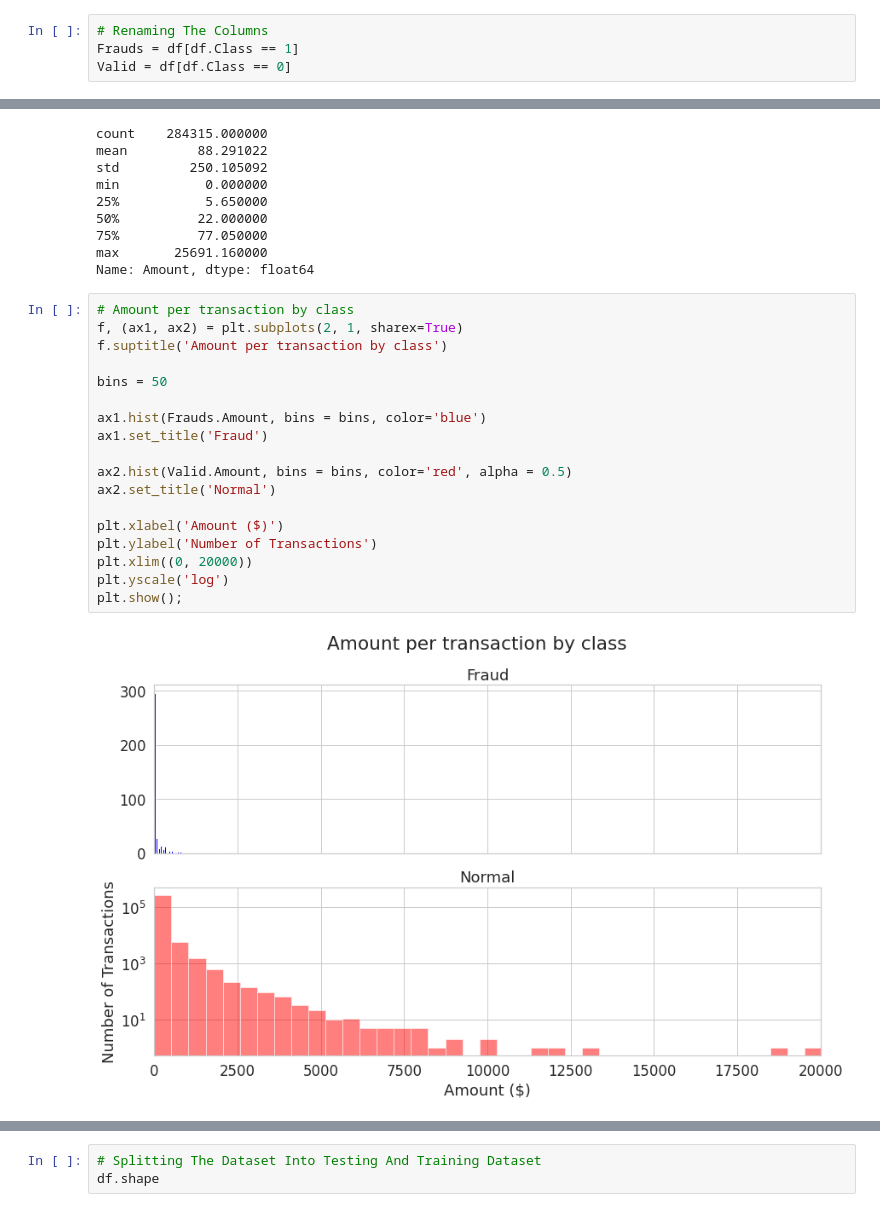
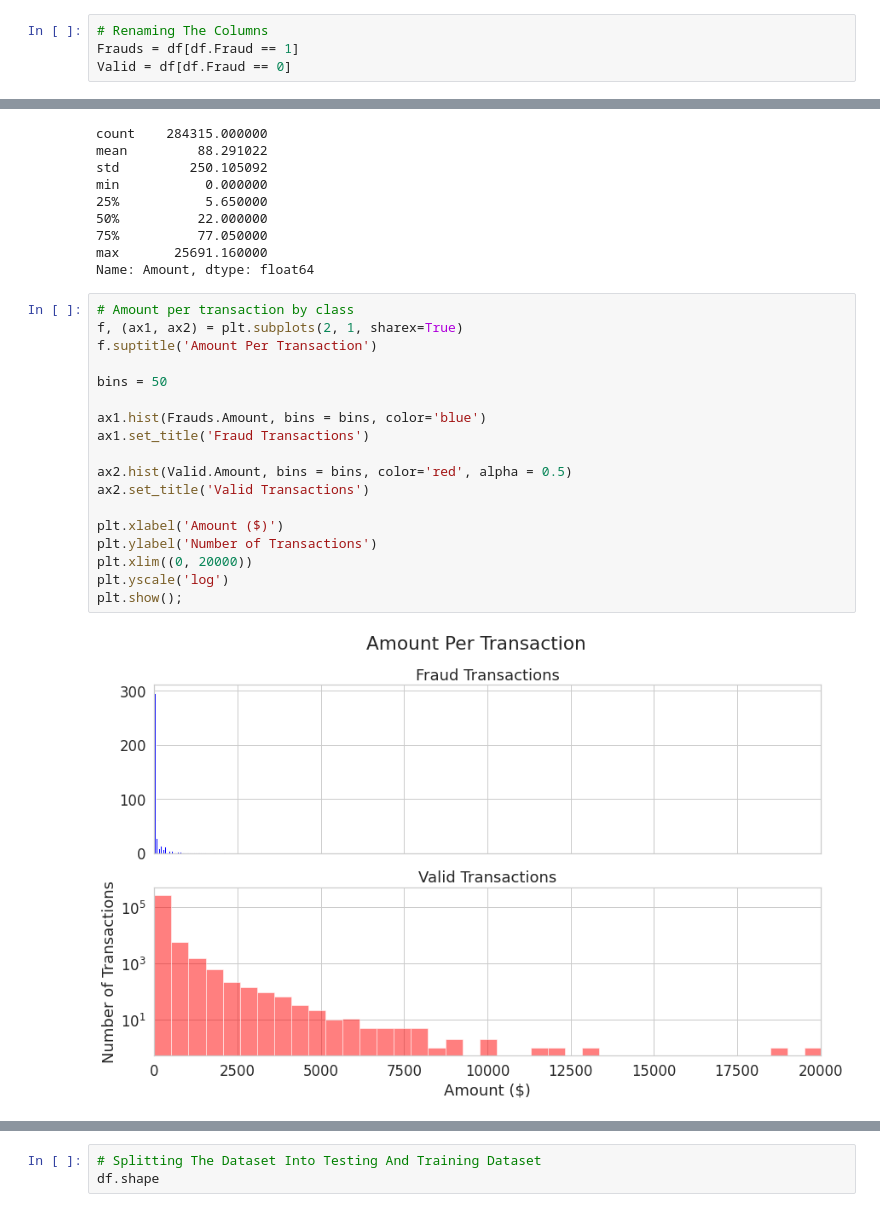
Before and after one commit to SyedHuzaifa007/PIAIC-Deep-Learning-Assignment, a Jupyter notebook: Credit_Card_Fraud_Detection_assignment.ipynb, the cells around one changed output, grey strips where cells are left out. Cells and saved outputs as stored; diff of their text form.

```diff
--- a/Credit_Card_Fraud_Detection_assignment.ipynb
+++ b/Credit_Card_Fraud_Detection_assignment.ipynb
@@ -140,8 +149,8 @@ plt.ylabel("Frequency");
 [figure]
 # %%
 # Renaming The Columns
-Frauds = df[df.Class == 1]
-Valid = df[df.Class == 0]
+Frauds = df[df.Fraud == 1]
+Valid = df[df.Fraud == 0]
 # %%
 print(Frauds.shape)
 print(Valid.shape)
@@ -179,23 +188,23 @@ Name: Amount, dtype: float64
 # %%
 # Amount per transaction by class
 f, (ax1, ax2) = plt.subplots(2, 1, sharex=True)
-f.suptitle('Amount per transaction by class')
+f.suptitle('Amount Per Transaction')
 
 bins = 50
 
 ax1.hist(Frauds.Amount, bins = bins, color='blue')
-ax1.set_title('Fraud')
+ax1.set_title('Fraud Transactions')
 
 ax2.hist(Valid.Amount, bins = bins, color='red', alpha = 0.5)
-ax2.set_title('Normal')
+ax2.set_title('Valid Transactions')
 
 plt.xlabel('Amount ($)')
 plt.ylabel('Number of Transactions')
 plt.xlim((0, 20000))
 plt.yscale('log')
 plt.show();
 # %% [output]
-[figure, old version]
+[figure, new version]
 # %%
 # Time of transaction vs Amount by class
 f, (ax1, ax2) = plt.subplots(2, 1, sharex=True)
```
Also changed, not shown: parts of 10 cells of this notebook.
